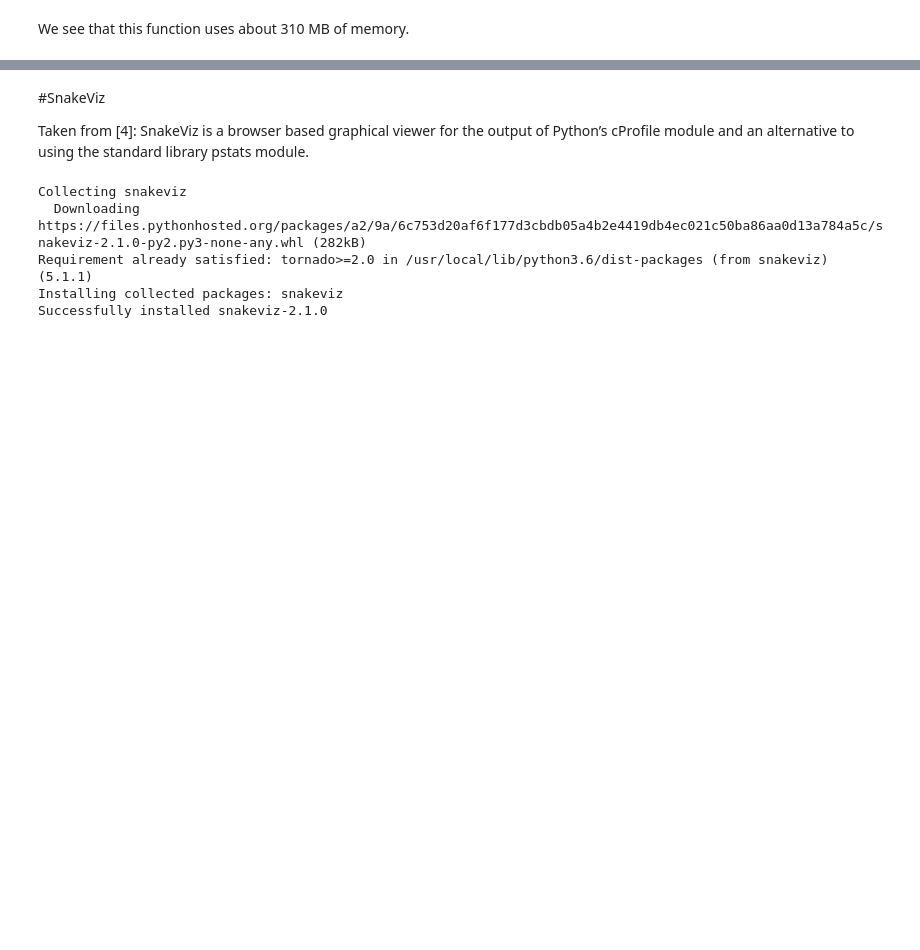
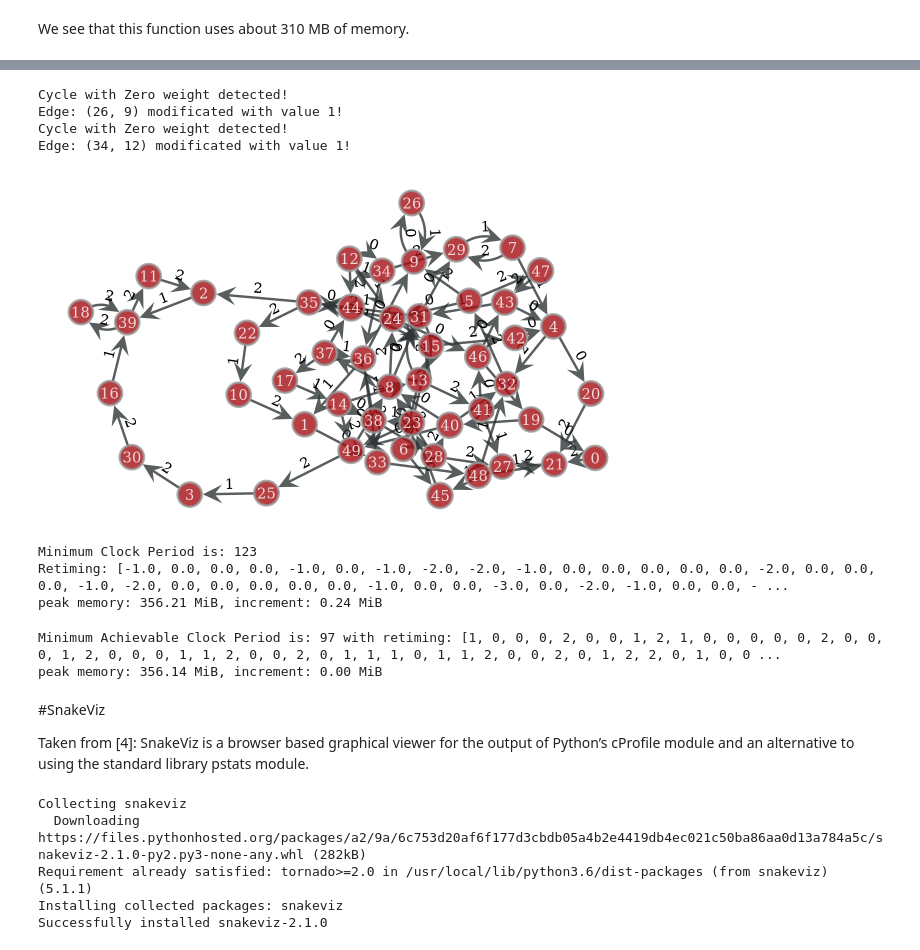
Before and after one commit to spolo96/aapp-retiming_project, a Jupyter notebook: RetimingProject_10670388_General_ColabVersion.ipynb, the cells around one changed output, grey strips where cells are left out. Cells and saved outputs as stored; diff of their text form; code cells hidden in the pictures; blank space fills up the shorter version.

```diff
--- a/RetimingProject_10670388_General_ColabVersion.ipynb
+++ b/RetimingProject_10670388_General_ColabVersion.ipynb
@@ -832,3 +852,24 @@ We see that this function uses about 310 MB of memory.
+# %%
+#Using Graph Generator (Deprecated)
+maxNodeDegree = 4
+gPrueba1 = graphGenerator(50)
+# %% [output]
+Cycle with Zero weight detected!
+Edge: (26, 9) modificated with value 1!
+Cycle with Zero weight detected!
+Edge: (34, 12) modificated with value 1!
+[figure, added]
+# %%
+%memit OPT1(gPrueba1)
+# %% [output]
+Minimum Clock Period is: 123
+Retiming: [-1.0, 0.0, 0.0, 0.0, -1.0, 0.0, -1.0, -2.0, -2.0, -1.0, 0.0, 0.0, 0.0, 0.0, 0.0, -2.0, 0.0, 0.0, 0.0, -1.0, -2.0, 0.0, 0.0, 0.0, 0.0, 0.0, -1.0, 0.0, 0.0, -3.0, 0.0, -2.0, -1.0, 0.0, 0.0, - ...
+peak memory: 356.21 MiB, increment: 0.24 MiB
+# %%
+%memit OPT2(gPrueba1)
+# %% [output]
+Minimum Achievable Clock Period is: 97 with retiming: [1, 0, 0, 0, 2, 0, 0, 1, 2, 1, 0, 0, 0, 0, 0, 2, 0, 0, 0, 1, 2, 0, 0, 0, 1, 1, 2, 0, 0, 2, 0, 1, 1, 1, 0, 1, 1, 2, 0, 0, 2, 0, 1, 2, 2, 0, 1, 0, 0 ...
+peak memory: 356.14 MiB, increment: 0.00 MiB
 # %% [markdown]
 #SnakeViz
 
```
Also changed, not shown: parts of 31 cells of this notebook, 1 other file.
